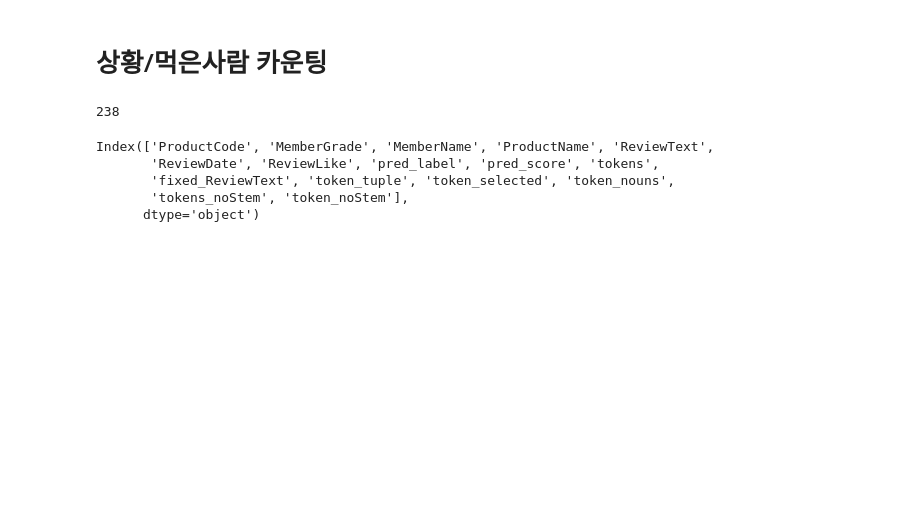
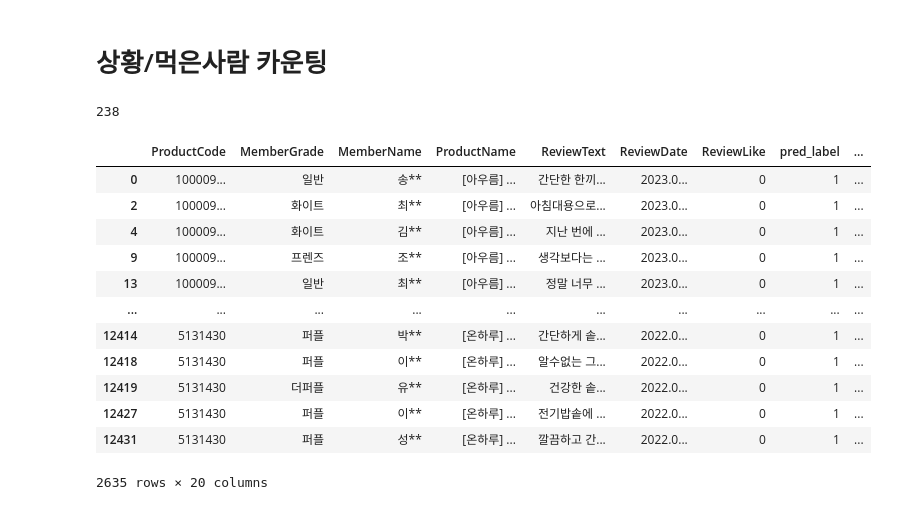
Before and after one commit to eatthecompanyxasac/doeat2023, a Jupyter notebook: KYJ/analysis_kurlyreview2.ipynb, the cells around one changed output. Drawn from its saved outputs; the diff is of its cells as text; code cells hidden in the pictures; blank space fills up the shorter version.

```diff
--- a/KYJ/analysis_kurlyreview2.ipynb
+++ b/KYJ/analysis_kurlyreview2.ipynb
@@ -140,11 +150,5 @@ def kw_search_list(kw_list, sen):
 sum(data_kurly['ReviewText'].apply(lambda x:kw_search_list(invite, x)))
 # %% [output]
 238
-# %%
-data_kurly.columns
-# %% [output]
-Index(['ProductCode', 'MemberGrade', 'MemberName', 'ProductName', 'ReviewText',
-       'ReviewDate', 'ReviewLike', 'pred_label', 'pred_score', 'tokens',
-       'fixed_ReviewText', 'token_tuple', 'token_selected', 'token_nouns',
-       'tokens_noStem', 'token_noStem'],
-      dtype='object')
+# %%
+data_kurly['reception'] = data_kurly['ReviewText'].apply(lambda x:kw_search_list(invite, x))
@@ -150,0 +159,18 @@ Index(['ProductCode', 'MemberGrade', 'MemberName', 'ProductName', 'ReviewText',
+# %%
+kurly_when = data_kurly[(data_kurly['convinence']==1)|(data_kurly['challenge']==1)|(data_kurly['reception']==1)]
+# %%
+kurly_when
+# %% [output]
+|  | ProductCode | MemberGrade | MemberName | ProductName | ReviewText | ReviewDate | ReviewLike | pred_label | ... |
+| 0 | 100009... | 일반 | 송** | [아우름] ... | 간단한 한끼... | 2023.0... | 0 | 1 | ... |
+| 2 | 100009... | 화이트 | 최** | [아우름] ... | 아침대용으로... | 2023.0... | 0 | 1 | ... |
+| 4 | 100009... | 화이트 | 김** | [아우름] ... | 지난 번에 ... | 2023.0... | 0 | 1 | ... |
+| 9 | 100009... | 프렌즈 | 조** | [아우름] ... | 생각보다는 ... | 2023.0... | 0 | 1 | ... |
+| 13 | 100009... | 일반 | 최** | [아우름] ... | 정말 너무 ... | 2023.0... | 0 | 1 | ... |
+| ... | ... | ... | ... | ... | ... | ... | ... | ... | ... |
+| 12414 | 5131430 | 퍼플 | 박** | [온하루] ... | 간단하게 솥... | 2022.0... | 0 | 1 | ... |
+| 12418 | 5131430 | 퍼플 | 이** | [온하루] ... | 알수없는 그... | 2022.0... | 0 | 1 | ... |
+| 12419 | 5131430 | 더퍼플 | 유** | [온하루] ... | 건강한 솥... | 2022.0... | 0 | 1 | ... |
+| 12427 | 5131430 | 퍼플 | 이** | [온하루] ... | 전기밥솥에 ... | 2022.0... | 0 | 1 | ... |
+| 12431 | 5131430 | 퍼플 | 성** | [온하루] ... | 깔끔하고 간... | 2022.0... | 0 | 1 | ... |
+2635 rows × 20 columns
```
Also changed, not shown: parts of 15 cells of this notebook.
